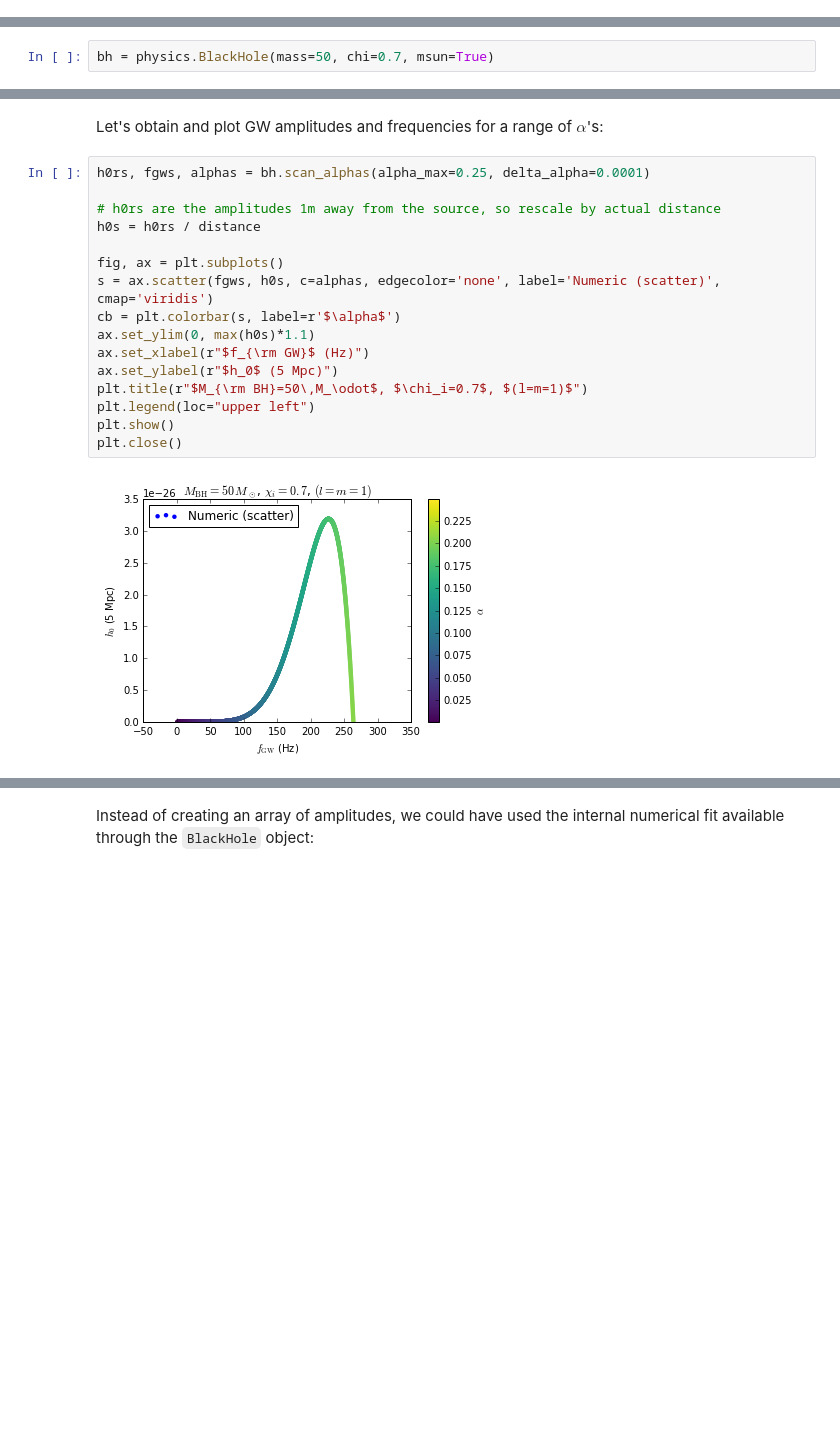
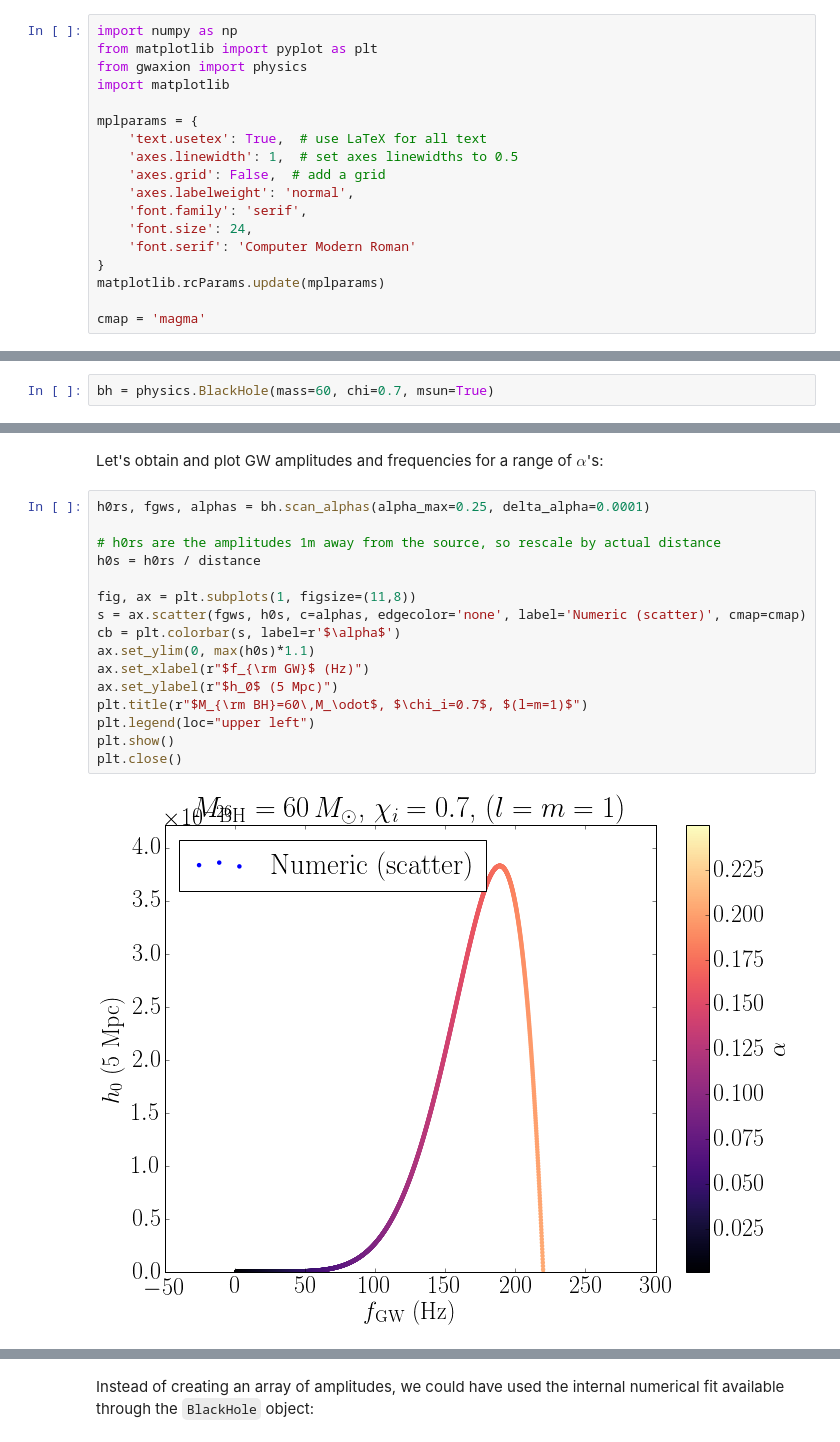
Before and after one commit to maxisi/gwaxion, a Jupyter notebook: examples/strain_example.ipynb, the cells around one changed output, grey strips where cells are left out. Cells and saved outputs as stored; diff of their text form; blank space fills up the shorter version.

```diff
--- a/examples/strain_example.ipynb
+++ b/examples/strain_example.ipynb
@@ -5 +1,19 @@ from gwaxion import physics
+# %%
+import numpy as np
+from matplotlib import pyplot as plt
+from gwaxion import physics
+import matplotlib
+
+mplparams = {
+    'text.usetex': True,  # use LaTeX for all text
+    'axes.linewidth': 1,  # set axes linewidths to 0.5
+    'axes.grid': False,  # add a grid
+    'axes.labelweight': 'normal',
+    'font.family': 'serif',
+    'font.size': 24,
+    'font.serif': 'Computer Modern Roman'
+}
+matplotlib.rcParams.update(mplparams)
+
+cmap = 'magma'
 # %% [markdown]
@@ -7,5 +21,5 @@ Imagine we are targeting a specific black hole with initial known mass ($50 M_\o
 # %%
-bh = physics.BlackHole(mass=50, chi=0.7, msun=True)
+bh = physics.BlackHole(mass=60, chi=0.7, msun=True)
 # %% [markdown]
 For concreteness, also assume a distance of 5 Mpc:
 # %%
@@ -15,21 +29,21 @@ Let's obtain and plot GW amplitudes and frequencies for a range of $\alpha$'s:
 # %%
 h0rs, fgws, alphas = bh.scan_alphas(alpha_max=0.25, delta_alpha=0.0001)
 
 # h0rs are the amplitudes 1m away from the source, so rescale by actual distance
 h0s = h0rs / distance
 
-fig, ax = plt.subplots()
-s = ax.scatter(fgws, h0s, c=alphas, edgecolor='none', label='Numeric (scatter)', cmap='viridis')
+fig, ax = plt.subplots(1, figsize=(11,8))
+s = ax.scatter(fgws, h0s, c=alphas, edgecolor='none', label='Numeric (scatter)', cmap=cmap)
 cb = plt.colorbar(s, label=r'$\alpha$')
 ax.set_ylim(0, max(h0s)*1.1)
 ax.set_xlabel(r"$f_{\rm GW}$ (Hz)")
 ax.set_ylabel(r"$h_0$ (5 Mpc)")
-plt.title(r"$M_{\rm BH}=50\,M_\odot$, $\chi_i=0.7$, $(l=m=1)$")
+plt.title(r"$M_{\rm BH}=60\,M_\odot$, $\chi_i=0.7$, $(l=m=1)$")
 plt.legend(loc="upper left")
 plt.show()
 plt.close()
 # %% [output]
-[figure, old version]
+[figure, new version]
 # %%
 # an equivalent way to produce the above plot is
 alphas_2 = np.linspace(0, 0.5, 10000) + 1E-3
```
Also changed, not shown: parts of 7 cells of this notebook, 4 other files.
